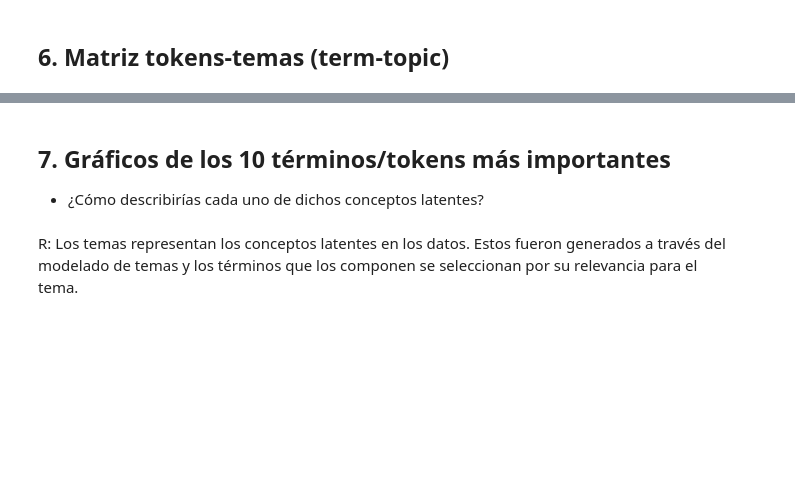
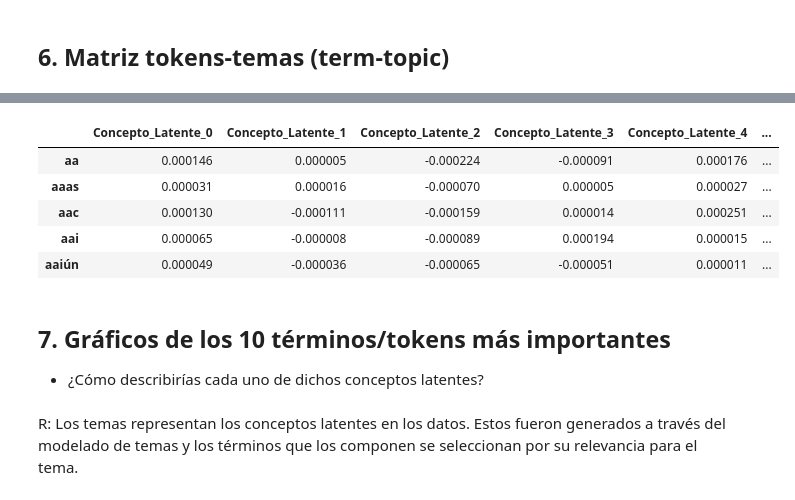
Before and after one commit to a012154/nlp_itesm, a Jupyter notebook: A01215432_semanas5y6_actividad_03.ipynb.ipynb, the cells around one changed output, grey strips where cells are left out. Drawn from its saved outputs; the diff is of its cells as text; code cells hidden in the pictures; blank space fills up the shorter version.

```diff
--- a/A01215432_semanas5y6_actividad_03.ipynb.ipynb
+++ b/A01215432_semanas5y6_actividad_03.ipynb.ipynb
@@ -130,8 +181,2 @@ plt.show()
 # %% [markdown]
 ## 6. Matriz tokens-temas (term-topic)
-# %%
-U = svd.transform(tfidf_matrix)
-S = svd.singular_values_
-VT = svd.components_
-df_tokens_topics = pd.DataFrame(VT, columns=vectorizer.get_feature_names_out())
-df_tokens_topics.head()
@@ -146,3 +183,13 @@ df_tokens_topics.head()
+# %%
+df_tokens_topics = pd.DataFrame(VT, index = term_names,   columns=[f'Concepto_Latente_{r}' for r in range(0,VT.shape[1])])
+df_tokens_topics.head()
+# %% [output]
+|  | Concepto_Latente_0 | Concepto_Latente_1 | Concepto_Latente_2 | Concepto_Latente_3 | Concepto_Latente_4 | ... |
+| aa | 0.000146 | 0.000005 | -0.000224 | -0.000091 | 0.000176 | ... |
+| aaas | 0.000031 | 0.000016 | -0.000070 | 0.000005 | 0.000027 | ... |
+| aac | 0.000130 | -0.000111 | -0.000159 | 0.000014 | 0.000251 | ... |
+| aai | 0.000065 | -0.000008 | -0.000089 | 0.000194 | 0.000015 | ... |
+| aaiún | 0.000049 | -0.000036 | -0.000065 | -0.000051 | 0.000011 | ... |
 # %% [markdown]
 ## 7. Gráficos de los 10 términos/tokens más importantes
 * ¿Cómo describirías cada uno de dichos conceptos latentes?
```
Also changed, not shown: parts of 9 cells of this notebook.
